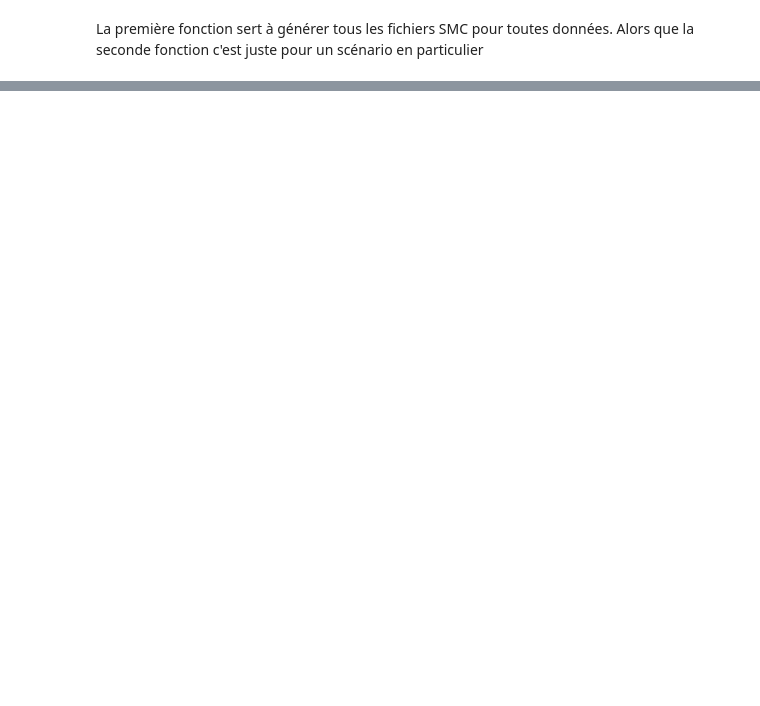
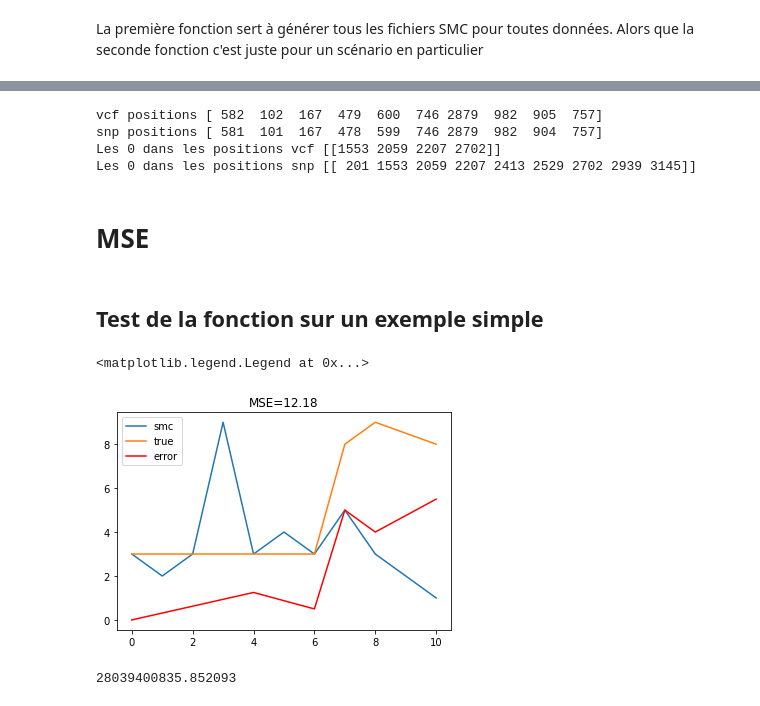
Before and after one commit to jayflora/SMCpp_HDGP, a Jupyter notebook: smc.ipynb, the cells around one changed output, grey strips where cells are left out. Cells and saved outputs as stored; diff of their text form; code cells hidden in the pictures; blank space fills up the shorter version.

Commit message:
ajout mse, adygei

```diff
--- a/smc.ipynb
+++ b/smc.ipynb
@@ -163,0 +265,2 @@ print(f"{time:.2f}s pour convertir tous les scénarios")
+# %%
+t = "tsk_0	tsk_1	tsk_2	tsk_3	tsk_4	tsk_5	tsk_6	tsk_7	tsk_8	tsk_9	tsk_10	tsk_11	tsk_12	tsk_13	tsk_14	tsk_15	tsk_16	tsk_17	tsk_18	tsk_19	tsk_20	tsk_21	tsk_22	tsk_23	tsk_24	tsk_25	tsk_26	tsk_27	tsk_28	tsk_29	tsk_30"
@@ -259,0 +624,10 @@ for dist in range(6):
+# %%
+if "snptosmc" not in os.listdir(adygei_folder):
+    os.mkdir(f"{adygei_folder}/snptosmc")
+for i in range(1, 17):
+    data = np.load(f"{adygei_folder}/snps/Adygei_chr21_{i}.npz")
+    SNP = data["SNP"]
+    POS = data["POS"]
+    SMC = SNPtoSMC(1, SNP, POS)
+    header = header_smc("adygei", 1, SNP.shape[0])
+    np.savetxt(f"{adygei_folder}/snptosmc/chr21_{i}.smc" , SMC, delimiter=' ', fmt = "%d", header=header)
@@ -259,0 +718,21 @@ for dist in range(6):
+# %%
+command = f'gunzip {file}.vcf.gz; awk ' + "'{print $2}'" + f" {file}.vcf | tr '\n' ',' | sed -E 's/.*POS,//' | sed -E 's/.$//' "
+process = subprocess.Popen(command, shell=True,  stdout=subprocess.PIPE, stderr=subprocess.PIPE, universal_newlines=True)
+stdout, stderr = process.communicate()
+tab = np.fromstring(stdout, sep=',', dtype=int)
+tab_relative = np.zeros(len(tab), dtype=int)
+tab_relative[0] = tab[0]
+for i in range(1, len(tab)):
+    tab_relative[i] = tab[i] - tab[i-1]
+n = 10
+print("vcf positions", tab_relative[:n])
+print("snp positions", POS[:n])
+print("Les 0 dans les positions vcf", np.argwhere(tab_relative == 0 ).transpose())
+print("Les 0 dans les positions snp", np.argwhere(POS == 0 ).transpose())
+# %% [output]
+vcf positions [ 582  102  167  479  600  746 2879  982  905  757]
+snp positions [ 581  101  167  478  599  746 2879  982  904  757]
+Les 0 dans les positions vcf [[1553 2059 2207 2702]]
+Les 0 dans les positions snp [[ 201 1553 2059 2207 2413 2529 2702 2939 3145]]
+# %% [markdown]
+# MSE
@@ -259,0 +752,43 @@ for dist in range(6):
+# %%
+def MSE(trueX, trueY, smcX, smcY):
+    error = np.zeros(len(trueX))
+    for i in range(1, len(trueX)):
+        valid_ids = (smcX >= trueX[i - 1]) * (smcX <= trueX[i])
+        if smcX[valid_ids].size > 1:
+            weight = np.array(smcX[valid_ids], dtype=float)
+            interval_size = max(weight) - min(weight)
+            weight /= interval_size
+            weight = weight[1:] - weight[:-1]
+            assert abs(weight.sum()) - 1 < 1e-10
+        else:
+            weight = np.array([1])
+            if (valid_ids == False).all():
+                valid_ids = np.argwhere(smcX <= trueX[i])[-1]
+            error[i] = np.dot(weight, np.array(smcY[valid_ids])) - trueY[i]
+            continue
+        error[i] = np.dot(weight, np.array(smcY[valid_ids])[:-1]) - trueY[i]
+    mse = np.sum(error**2)/len(error)
+    return mse, error
+# %% [markdown]
+## Test de la fonction sur un exemple simple
+# %%
+trueX = np.array([0, 4, 6, 7, 8, 10])
+smcX = np.array([0, 1, 2, 3, 4, 5, 6, 7, 8, 9, 10])
+trueY = np.array([3, 3, 3, 8, 9, 8])
+smcY = np.array([3, 2, 3, 9, 3, 4, 3, 5, 3, 2, 1])
+mse, error = MSE(trueX, trueY, smcX, smcY)
+fig, ax = plt.subplots(1, 1)
+ax.plot(smcX, smcY, label='smc')
+ax.plot(trueX, trueY, label='true')
+ax.plot(trueX, abs(error), c='r', label='error')
+ax.set_title(f'MSE={mse:.2f}')
+ax.legend()
+# %% [output]
+<matplotlib.legend.Legend at 0x...>
+[figure, added]
+# %%
+trueX, trueY, smcX, smcY = loadCSV()
+mse, error = MSE(trueX, trueY, smcX, smcY)
+print(mse)
+# %% [output]
+28039400835.852093
```
Also changed, not shown: parts of 69 cells of this notebook.
